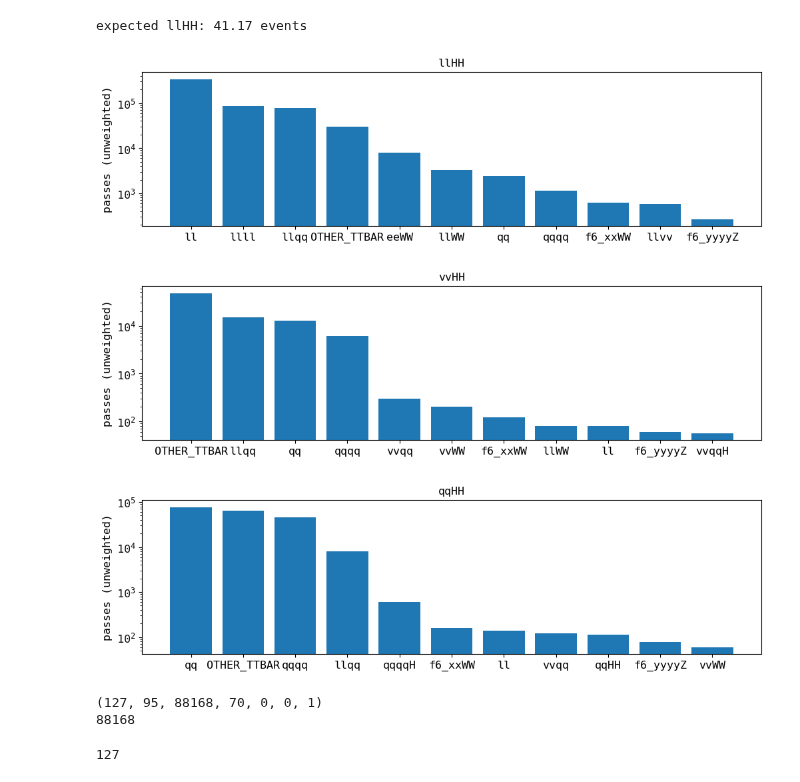
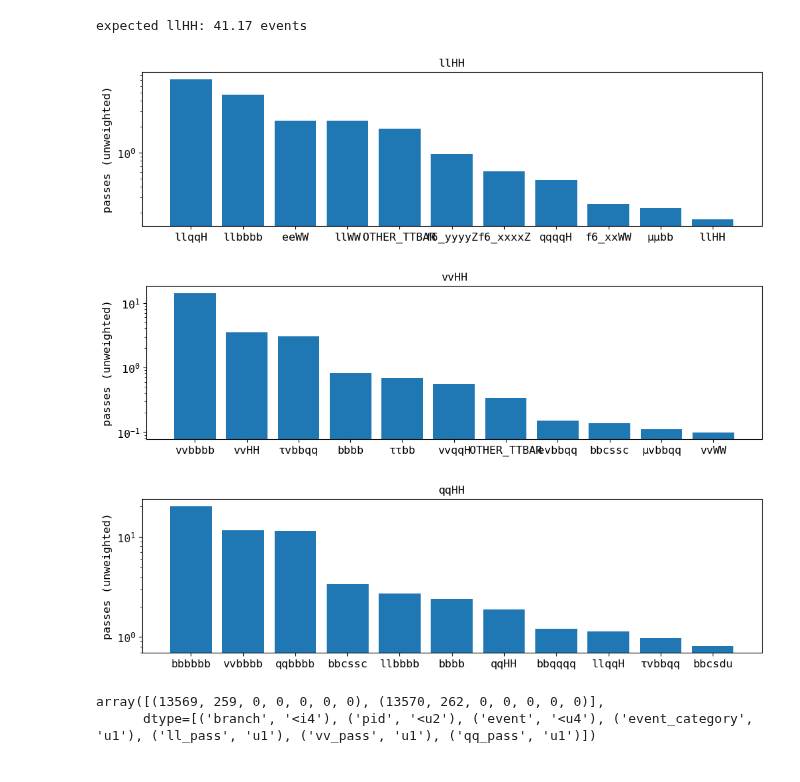
Before and after one commit to ILDAnaSoft/ZHH, a Jupyter notebook: notebooks/6_preselection.ipynb, the cells around one changed output. Saved outputs shown, nothing was run; the diff lists cells and outputs as text; code cells hidden in the pictures.

```diff
--- a/notebooks/6_preselection.ipynb
+++ b/notebooks/6_preselection.ipynb
@@ -131,11 +126,0 @@ a = ur.open(f'{DATA_R}/{branch}_FinalStates.root:eventTree')
-# %%
-fs_columns = np.array([1, 2, 3, 4, 5, 6, 11, 12, 13, 14, 15, 16, 21, 22, 23, 24, 25], dtype='B')
-dtype = [('event', 'I')]
-for id in fs_columns:
-    dtype.append((f'P{id}', 'B'))
-
-fs_counts = np.zeros(len(a['event'].array()) ,dtype=dtype)
-fs_counts['event'] = a['event'].array()
-fs_counts_raw = a['final_state_counts'][1].array()
-for i in range(len(fs_columns)):
-    fs_counts[f'P{fs_columns[i]}'] = fs_counts_raw[:, i]
@@ -279,0 +188,21 @@ dtype([('branch', '<u4'), ('pid', '<u2'), ('event', '<u4'), ('event_category', '
+# %%
+unq_cat, unq_counts = np.unique(presel_results['event_category'], return_counts=True)
+mask = np.argsort(-unq_counts)
+
+unq_cat = unq_cat[mask]
+unq_counts = unq_counts[mask]
+cat_counts = dict(zip(unq_cat, unq_counts))
+unq_labels = category_arr['name'][np.isin(category_arr['evt_cat'], unq_cat)][mask]
+
+fig, ax = plt.subplots(figsize=(24, 4))
+
+ax.bar(unq_labels, unq_counts)
+for rect, label in zip(ax.patches, unq_counts):
+    height = rect.get_height()
+    ax.text(
+        rect.get_x() + rect.get_width() / 2, height + 5, label, ha="center", va="bottom"
+    )
+
+ax.set_yscale('log')
+ax.set_xlim(-0.5, len(unq_labels)-.5)
+fig.set_tight_layout({"pad": .0})
@@ -295,56 +226,52 @@ print(f'expected llHH: {res:.2f} events')
 # %% [output]
 expected llHH: 41.17 events
 # %%
-event_categories = np.unique(presel_results['event_category'])
-event_categories = event_categories[event_categories != 0]
+#event_categories = event_categories[event_categories != 0]
 per_cat = {}
 
 for presel in ['ll', 'vv', 'qq']:
     dtype = [
         ('category', 'i'),
         ('passes', 'f')
     ]
-    passes_per_cat = np.zeros(len(event_categories), dtype=dtype)
-    passes_per_cat['category'] = event_categories
+    passes_per_cat = np.zeros(len(unq_cat), dtype=dtype)
+    passes_per_cat['category'] = unq_cat
 
     i = 0
-    for category in tqdm(event_categories):
+    for category in tqdm(unq_cat):
         passes_per_cat[i]['category'] = category
         events = presel_results[presel_results['event_category'] == category]
 
         res = 0.
         for pid in np.unique(events['pid']):
             subset = events[events['pid'] == pid]
             res += np.sum(subset[f'{presel}_pass'] == 1) * weights['weight'][weights['pid'] == pid][0]
 
-        passes_per_cat[i]['passes'] = res
+        passes_per_cat[i]['passes'] = res / cat_counts[category]
 
         i += 1
 
     per_cat[presel] = passes_per_cat
 
     sorted = passes_per_cat[np.argsort(-passes_per_cat['passes'])][:11]
     categories = []
     for s in sorted:
         categories.append(category_map_inv[s['category']])
 
     fig, ax = plt.subplots(figsize=(12, 3))
     ax.bar(categories, sorted['passes'])
     ax.set_title(f'{presel}HH')
     ax.set_yscale('log')
     ax.set_ylabel('passes (unweighted)')
 # %% [output]
-[figure, old version]
+[figure, new version]
-[figure, old version]
+[figure, new version]
-[figure, old version]
+[figure, new version]
+# %%
+presel_results[presel_results['event_category'] == category_map['OTHER']]
+# %% [output]
+array([(13569, 259, 0, 0, 0, 0, 0), (13570, 262, 0, 0, 0, 0, 0)],
+      dtype=[('branch', '<i4'), ('pid', '<u2'), ('event', '<u4'), ('event_category', 'u1'), ('ll_pass', 'u1'), ('vv_pass', 'u1'), ('qq_pass', 'u1')])
 # %%
-pres = presel_results[presel_results['event_category'] == category_map['OTHER_TTBAR']][0]
-print(pres)
-print(pres['event'])
+pres = presel_results[presel_results['event_category'] == category_map['OTHER_TTBAR']]
+subset = pres[['branch', 'event']]
-# %% [output]
-(127, 95, 88168, 70, 0, 0, 1)
-88168
-# %%
-presel_results['sid'][-20]
-# %% [output]
-127
```
Also changed, not shown: parts of 19 cells of this notebook, 5 other files.
